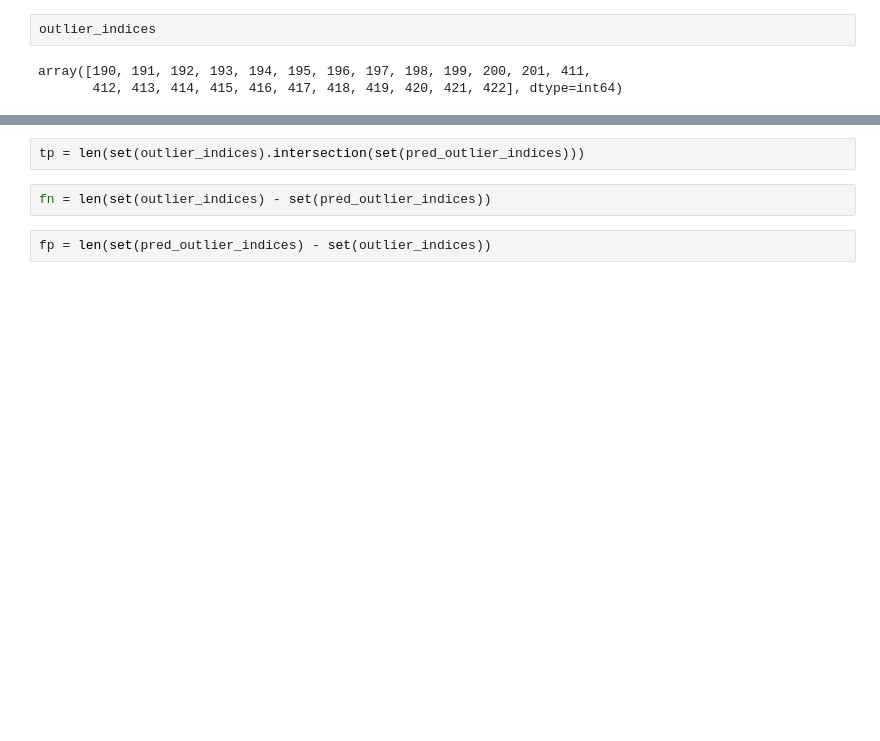
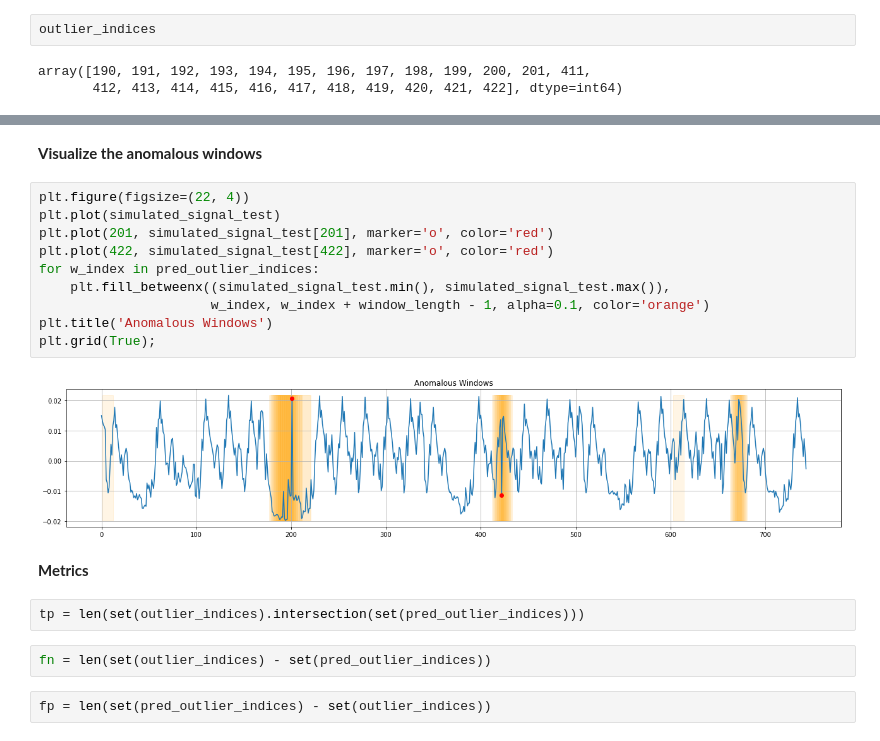
Before and after one commit to LinuxAI-PKU/ml-workspace, a Jupyter notebook: lstm-auto-encoder-counters-data-1.1.ipynb, the cells around one changed output, grey strips where cells are left out. Cells and saved outputs as stored; diff of their text form; blank space fills up the shorter version.

```diff
--- a/lstm-auto-encoder-counters-data-1.1.ipynb
+++ b/lstm-auto-encoder-counters-data-1.1.ipynb
@@ -676,3 +692,19 @@ print(set(outlier_indices).intersection(set(pred_outlier_indices)))
+# %% [markdown]
+**Visualize the anomalous windows**
+# %%
+plt.figure(figsize=(22, 4))
+plt.plot(simulated_signal_test)
+plt.plot(201, simulated_signal_test[201], marker='o', color='red')
+plt.plot(422, simulated_signal_test[422], marker='o', color='red')
+for w_index in pred_outlier_indices:
+    plt.fill_betweenx((simulated_signal_test.min(), simulated_signal_test.max()),
+                      w_index, w_index + window_length - 1, alpha=0.1, color='orange')
+plt.title('Anomalous Windows')
+plt.grid(True);
+# %% [output]
+[figure, added]
+# %% [markdown]
+**Metrics**
 # %%
 tp = len(set(outlier_indices).intersection(set(pred_outlier_indices)))
 # %%
```
Also changed, not shown: parts of 36 cells of this notebook.
